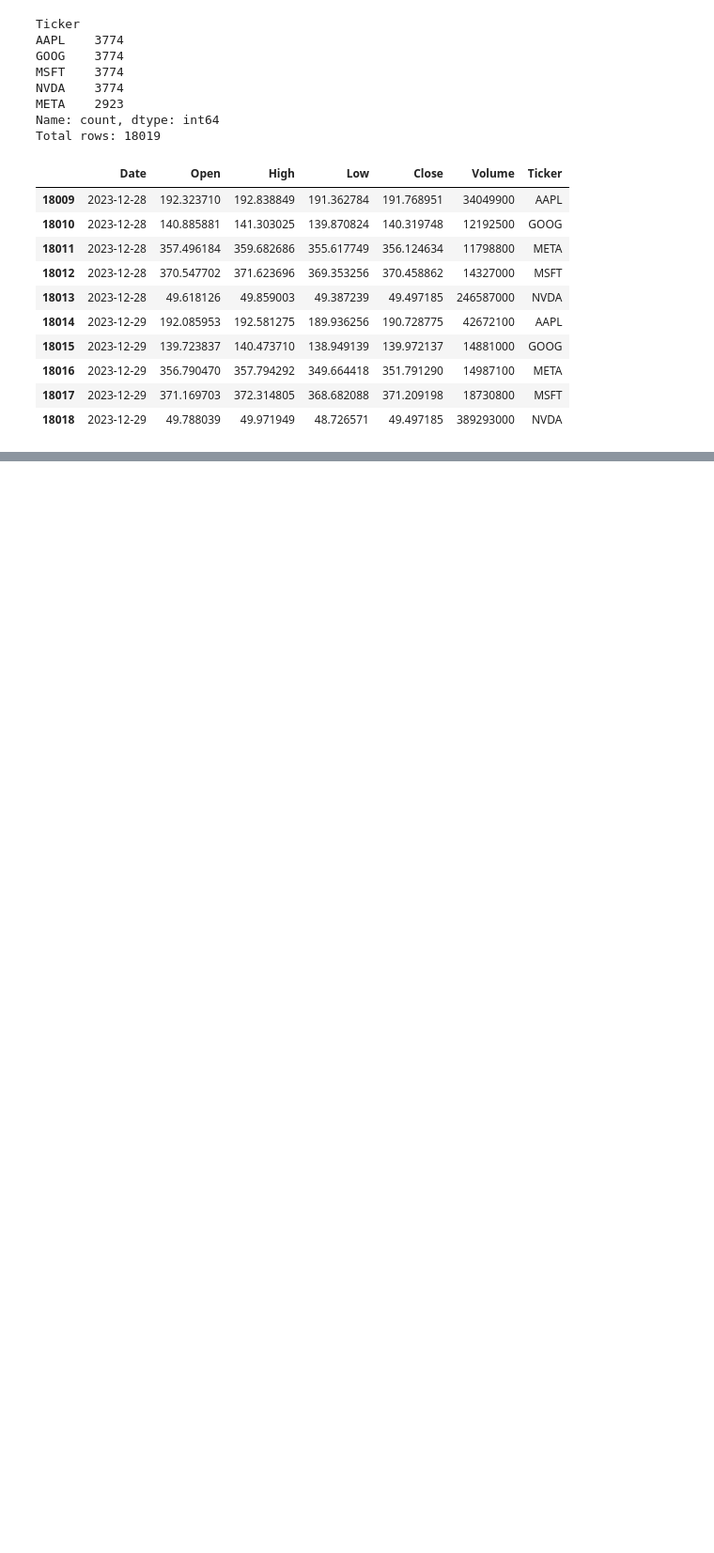
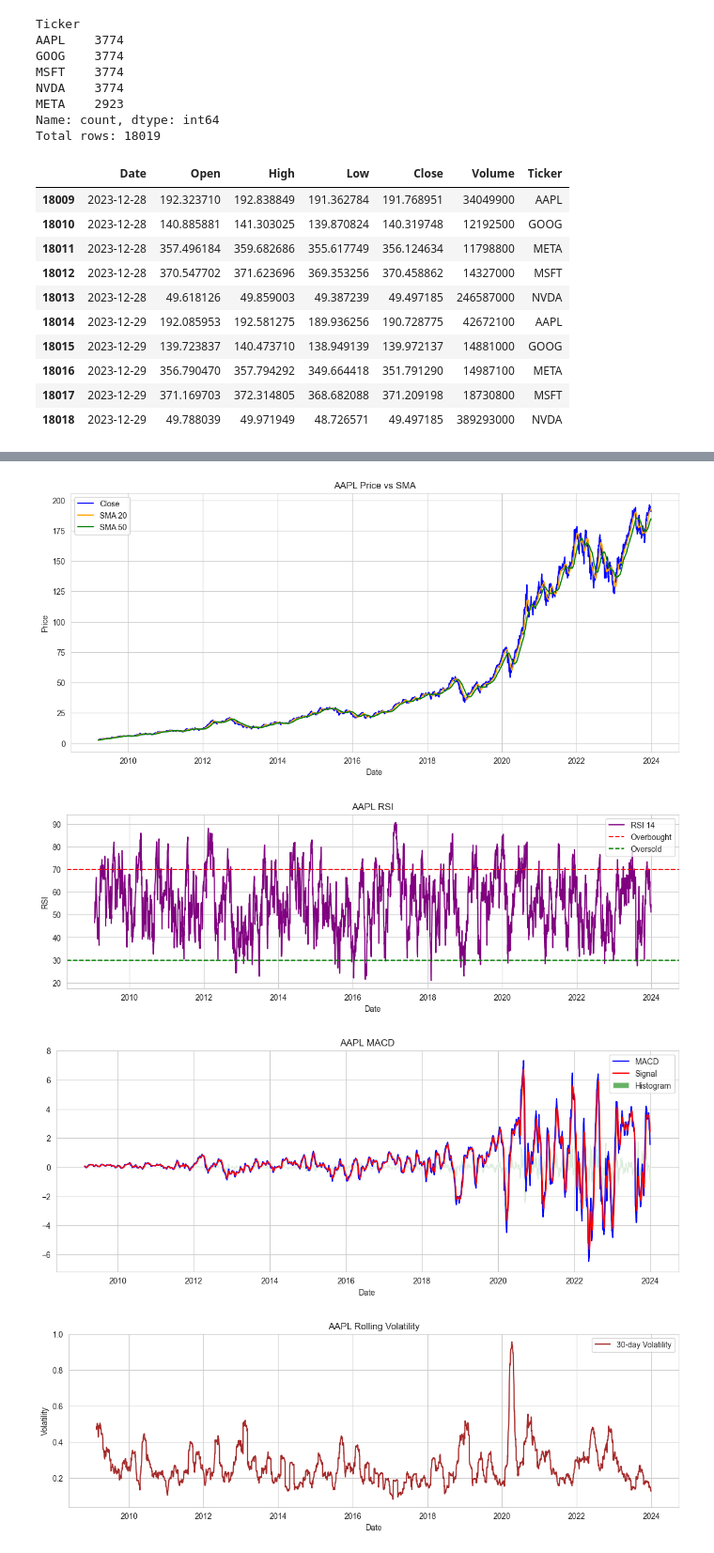
Before and after one commit to nathanaeldereje/financial-news-sentiment-analysis, a Jupyter notebook: notebooks/02_quant_analysis.ipynb, the cells around one changed output, grey strips where cells are left out. Shown at 94% size. Drawn from its saved outputs; the diff is of its cells as text; code cells hidden in the pictures; blank space fills up the shorter version.

```diff
--- a/notebooks/02_quant_analysis.ipynb
+++ b/notebooks/02_quant_analysis.ipynb
@@ -92,0 +104,25 @@ stocks_ta.head(20)
+# %%
+# compute financial metrics and add them as columns into stocks_f
+stocks_f = compute_returns(stocks_f)
+stocks_f = compute_volatility(stocks_f, window=30)
+sharpe_ratios = {}
+for ticker, df_t in stocks_f.groupby("Ticker"):
+    sharpe_ratios[ticker] = compute_sharpe(df_t)
+sharpe_ratios
+
+stocks_f = compute_drawdown(stocks_f)
+# %%
+cols_order = [
+    'Date', 'Ticker', 'Open', 'High', 'Low', 'Close', 'Volume',
+    'SMA_20', 'SMA_50', 'EMA_20', 'RSI_14',
+    'MACD_12_26_9', 'MACD_signal_12_26_9', 'MACD_hist_12_26_9',
+    'return', 'log_return', 'vol_30', 'cum_return', 'running_max', 'drawdown'
+]
+
+# Apply reorder
+stocks_f = stocks_f[cols_order]
+
+
+# Quick Check
+print(sharpe_ratios)
+stocks_f
@@ -92,0 +160,24 @@ stocks_ta.head(20)
+# %%
+# visualization for aapl, to change the ticker simply rename the string eg. ticker='GOOG'
+ticker = "AAPL"
+
+
+# plot Price vs SMA
+plot_price_and_sma(stocks_f, ticker)
+
+# plot RSI
+plot_rsi(stocks_f, ticker)
+
+#plot MACD
+plot_macd(stocks_f, ticker)
+
+# plot rolling volatility
+plot_volatility(stocks_f, ticker)
+
+# plot drawdown
+plot_drawdown(stocks_f, ticker)
+# %% [output]
+[figure, added]
+[figure, added]
+[figure, added]
+[figure, added]
```
Also changed, not shown: parts of 12 cells of this notebook, 2 other files.
